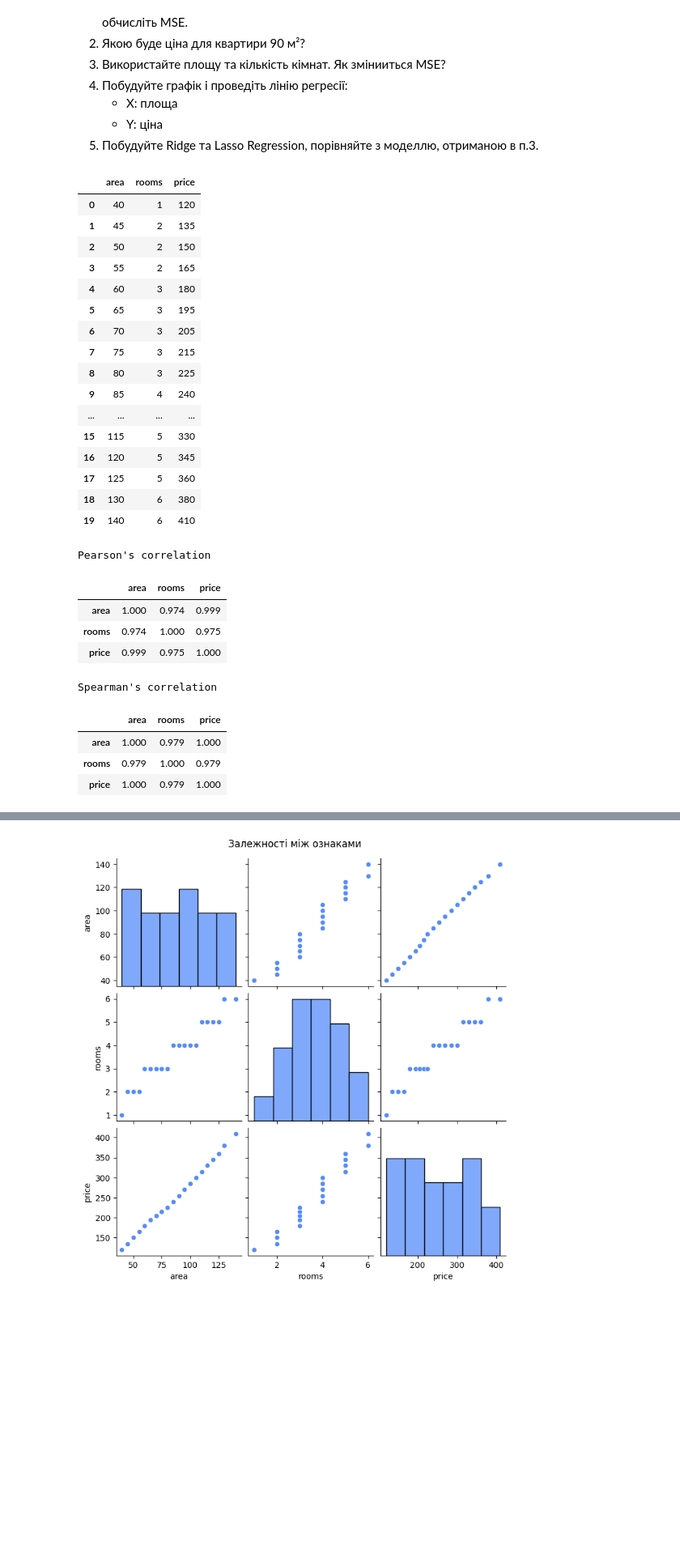
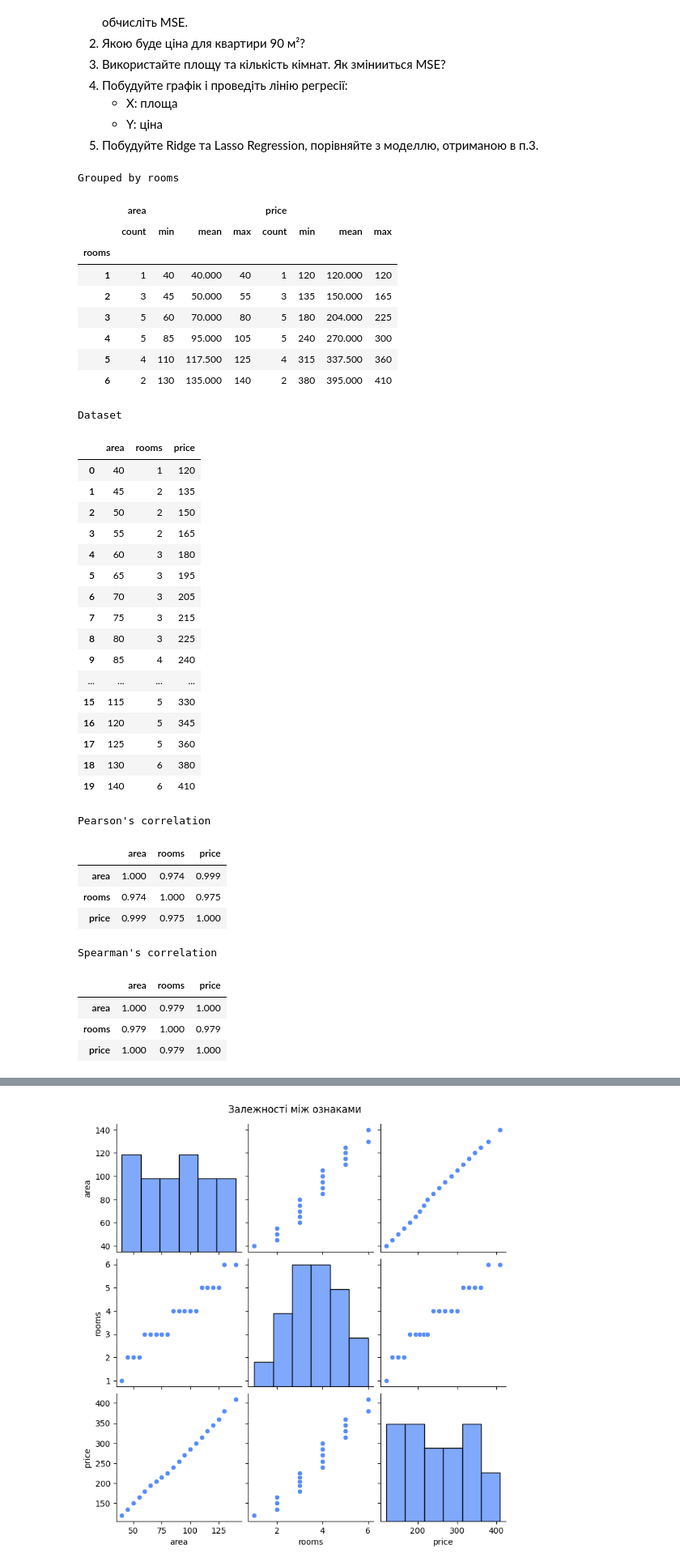
Before and after one commit to BogdanPinchuk/DataScience-PBY_HW10, a Jupyter notebook: Bohdan_Pinchuk_DS_HW10.ipynb, the cells around one changed output, grey strips where cells are left out. Shown at 81% size. Drawn from its saved outputs; the diff is of its cells as text; code cells hidden in the pictures; blank space fills up the shorter version.

```diff
--- a/Bohdan_Pinchuk_DS_HW10.ipynb
+++ b/Bohdan_Pinchuk_DS_HW10.ipynb
@@ -266,61 +266,79 @@ class Reporter:
 # %%
 import pandas as pd
 
 # Input data
 tolerance = 3
+area_col_name = "area"
+rooms_col_name = "rooms"
+price_col_name = "price"
 mae_name = "neg_mean_absolute_error"
 mse_name = "neg_mean_squared_error"
 rmse_name = "neg_root_mean_squared_error"
 r2_name = "r2"
 scorings = {
     'mae': mae_name,
     'mse': mse_name,
     'rmse': rmse_name,
     'r2': r2_name,
 }
 
 data = {
-    "area": [40, 45, 50, 55, 60, 65, 70, 75, 80, 85, 90, 95, 100, 105, 110, 115, 120, 125, 130, 140],
-    "rooms": [1, 2, 2, 2, 3, 3, 3, 3, 3, 4, 4, 4, 4, 4, 5, 5, 5, 5, 6, 6],
-    "price": [120, 135, 150, 165, 180, 195, 205, 215, 225, 240, 255, 270, 285, 300, 315, 330, 345, 360, 380, 410],
+    area_col_name: [40, 45, 50, 55, 60, 65, 70, 75, 80, 85, 90, 95, 100, 105, 110, 115, 120, 125, 130, 140],
+    rooms_col_name: [1, 2, 2, 2, 3, 3, 3, 3, 3, 4, 4, 4, 4, 4, 5, 5, 5, 5, 6, 6],
+    price_col_name: [120, 135, 150, 165, 180, 195, 205, 215, 225, 240, 255, 270, 285, 300, 315, 330, 345, 360, 380,
+                     410],
 }
 
 # Solution
 df = pd.DataFrame(data)
+grouped_by_room_df = df.groupby(rooms_col_name).agg(["count", "min", "mean", "max"])
+
 # Pearson
 pearson_matrix = df.corr(method='pearson').round(tolerance)
 # Spearman
 spearman_matrix = df.corr(method='spearman').round(tolerance)
 
 # Print results
-display(df)
+display(grouped_by_room_df.style.set_caption("Grouped by rooms").format(precision=tolerance))
+display(df.style.set_caption("Dataset"))
 display(pearson_matrix.style.set_caption("Pearson's correlation").format(precision=tolerance))
 display(spearman_matrix.style.set_caption("Spearman's correlation").format(precision=tolerance))
 # %% [output]
+Grouped by rooms
-|  | area | rooms | price |
-| 0 | 40 | 1 | 120 |
-| 1 | 45 | 2 | 135 |
-| 2 | 50 | 2 | 150 |
-| 3 | 55 | 2 | 165 |
-| 4 | 60 | 3 | 180 |
-| 5 | 65 | 3 | 195 |
-| 6 | 70 | 3 | 205 |
-| 7 | 75 | 3 | 215 |
-| 8 | 80 | 3 | 225 |
-| 9 | 85 | 4 | 240 |
-| ... | ... | ... | ... |
-| 15 | 115 | 5 | 330 |
-| 16 | 120 | 5 | 345 |
-| 17 | 125 | 5 | 360 |
-| 18 | 130 | 6 | 380 |
-| 19 | 140 | 6 | 410 |
+|  | area |  |  |  | price |  |  |  |
+|  | count | min | mean | max | count | min | mean | max |
+| rooms |  |  |  |  |  |  |  |  |
+| 1 | 1 | 40 | 40.000 | 40 | 1 | 120 | 120.000 | 120 |
+| 2 | 3 | 45 | 50.000 | 55 | 3 | 135 | 150.000 | 165 |
+| 3 | 5 | 60 | 70.000 | 80 | 5 | 180 | 204.000 | 225 |
+| 4 | 5 | 85 | 95.000 | 105 | 5 | 240 | 270.000 | 300 |
+| 5 | 4 | 110 | 117.500 | 125 | 4 | 315 | 337.500 | 360 |
+| 6 | 2 | 130 | 135.000 | 140 | 2 | 380 | 395.000 | 410 |
-Pearson's correlation
+Dataset
 |  | area | rooms | price |
-| area | 1.000 | 0.974 | 0.999 |
-| rooms | 0.974 | 1.000 | 0.975 |
-| price | 0.999 | 0.975 | 1.000 |
+| 0 | 40 | 1 | 120 |
+| 1 | 45 | 2 | 135 |
+| 2 | 50 | 2 | 150 |
+| 3 | 55 | 2 | 165 |
+| 4 | 60 | 3 | 180 |
+| 5 | 65 | 3 | 195 |
+| 6 | 70 | 3 | 205 |
+| 7 | 75 | 3 | 215 |
+| 8 | 80 | 3 | 225 |
+| 9 | 85 | 4 | 240 |
+| ... | ... | ... | ... |
+| 15 | 115 | 5 | 330 |
+| 16 | 120 | 5 | 345 |
+| 17 | 125 | 5 | 360 |
+| 18 | 130 | 6 | 380 |
+| 19 | 140 | 6 | 410 |
-Spearman's correlation
+Pearson's correlation
 |  | area | rooms | price |
-| area | 1.000 | 0.979 | 1.000 |
-| rooms | 0.979 | 1.000 | 0.979 |
-| price | 1.000 | 0.979 | 1.000 |
+| area | 1.000 | 0.974 | 0.999 |
+| rooms | 0.974 | 1.000 | 0.975 |
+| price | 0.999 | 0.975 | 1.000 |
+Spearman's correlation
+|  | area | rooms | price |
+| area | 1.000 | 0.979 | 1.000 |
+| rooms | 0.979 | 1.000 | 0.979 |
+| price | 1.000 | 0.979 | 1.000 |
```
Also changed, not shown: parts of 6 cells of this notebook.
